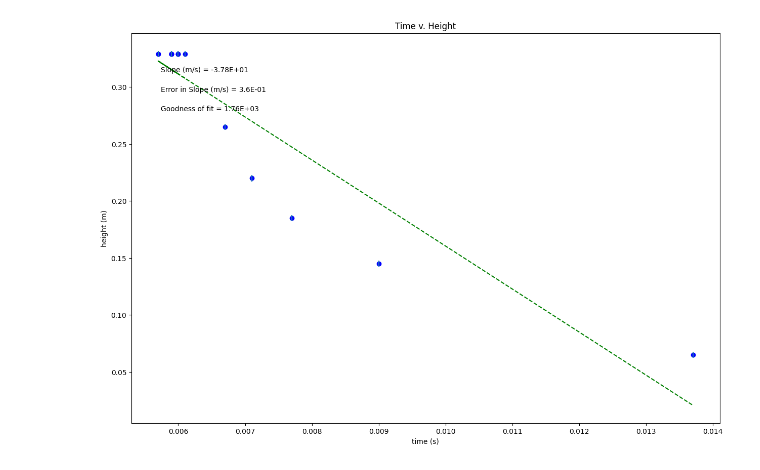
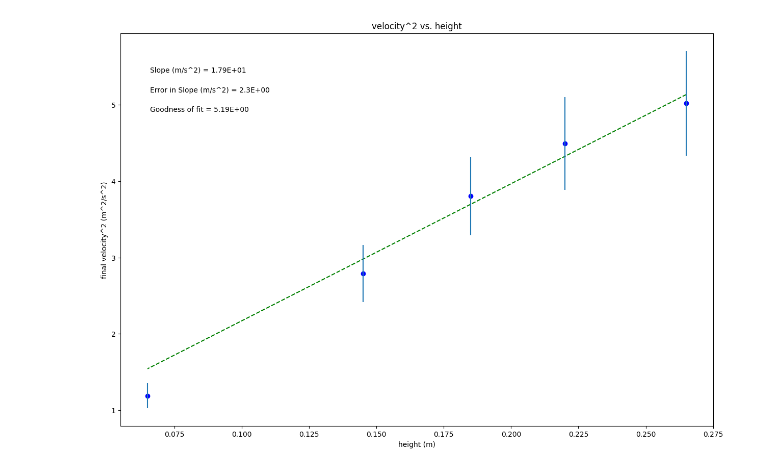
Before and after one commit to emoney175343/PHSX_216N, a Jupyter notebook: PHSX_216N_SEP_13.ipynb, the cells around one changed output. Cells and saved outputs as stored; diff of their text form; code cells hidden in the pictures.

```diff
--- a/PHSX_216N_SEP_13.ipynb
+++ b/PHSX_216N_SEP_13.ipynb
@@ -15,15 +15,15 @@ import matplotlib.pyplot as plt
 #Data Section - Create Arrays for data. Perform necessary calculations.
 #CHANGE THE VARIABLE NAMES and numbers to match your data
 
-time = np.array([0.0061, 0.0059, 0.0059, 0.0059, 0.0057, 0.0060, 0.0057, 0.0060, 0.0059, 0.0060, 0.0067, 0.0071, 0.0077, 0.0090, 0.0137]) #what are units?
-height = np.array([0.329, 0.329, 0.329, 0.329, 0.329, 0.329, 0.329, 0.329, 0.329, 0.329, 0.265, 0.22, 0.185, 0.145, 0.065]) #what are units?
+h = np.array([0.265, 0.220, 0.185, 0.145, 0.065]) #what are units?
+v2 = np.array([5.018, 4.49, 3.803, 2.79, 1.19]) #what are units?
 
 
 #-----------------------------------------------------------------------#
 #Create array for uncertainties in y variable
 #CHANGE THE VARIABLE NAME and numbers to match your data
 
-d_height = np.array([0.0028, 0.0028, 0.0028, 0.0028, 0.0028, 0.0028, 0.0028, 0.0028, 0.0028, 0.0028,0.0028, 0.0028, 0.0028, 0.0028, 0.0028])
+err_v2 = np.array([0.685, 0.608, 0.515, 0.375, 0.161])
 
 
 #-----------------------------------------------------------------------#
@@ -33,16 +33,16 @@ d_height = np.array([0.0028, 0.0028, 0.0028, 0.0028, 0.0028, 0.0028, 0.0028, 0.0
 #UPDATE THIS SECTION!!!
 
 #Re-assign variables as x, y, dy so that the remaining plotting code may remain generic
-x = time             #this should be the array you want to plot on the x axis
-y = height             #this should be the array you want to plot on the y axis
-dy = d_height        #this should be your error in y array
+x = h             #this should be the array you want to plot on the x axis
+y = v2             #this should be the array you want to plot on the y axis
+dy = err_v2        #this should be your error in y array
 
 
 #update each of these 4 strings
-plot_title= 'Time v. Height'
-x_label= 'time (s)'
-y_label= 'height (m)'
-slope_units= 'm/s'
+plot_title= 'velocity^2 vs. height'
+x_label= 'height (m)'
+y_label= 'final velocity^2 (m^2/s^2)'
+slope_units= 'm/s^2'
 
 #update annotation placement with integer from 1 to 4, top R corner is 1 (counter-clockwise from there)
 annotation_placement=2
@@ -88,31 +88,31 @@ elif annotation_placement==3 or annotation_placement==4:
     ypos=[.2,.15,.1]
 
 #-----------------------------------------------------------------------#
 #Don't need to change anything in this section!
 
 #Plot data on graph. Plot error bars and place values for slope,
 #error in slope and goodness of fit on the plot using "annotate"
 
 plt.figure(figsize=(15,10))
 
 plt.plot(x, fit, color='green', linestyle='--')
 plt.scatter(x, y, color='blue', marker='o')
 
 plt.xlabel(x_label)
 plt.ylabel(y_label)
 plt.title(plot_title)
 
 plt.errorbar(x, y, yerr=dy, xerr=None, fmt="none") #don't need to plot x error bars
 
 plt.annotate('Slope ({}) = {value:.{digits}E}'.format(slope_units,value=m, digits=2),
              (xpos, ypos[0]), xycoords='axes fraction')
 
 plt.annotate('Error in Slope ({}) = {value:.{digits}E}'.format(slope_units,value=dm, digits=1),
              (xpos, ypos[1]), xycoords='axes fraction')
 
 plt.annotate('Goodness of fit = {value:.{digits}E}'.format(value=N, digits=2),
              (xpos, ypos[2]), xycoords='axes fraction')
 
 plt.show()
 # %% [output]
-[figure, old version]
+[figure, new version]
```
